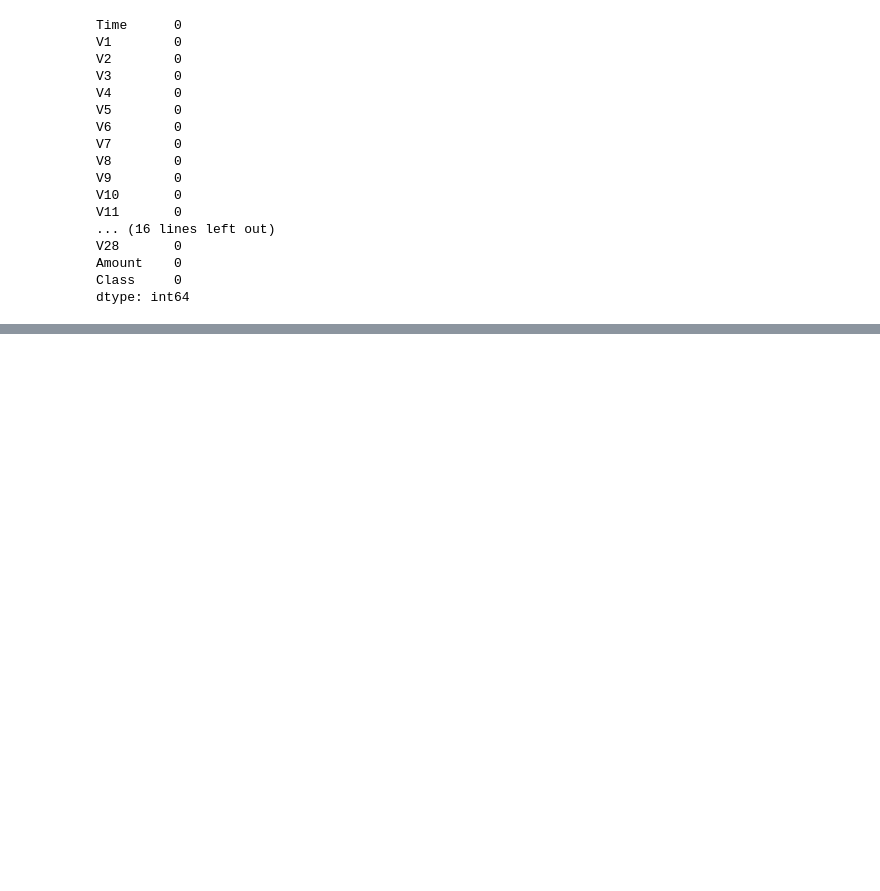
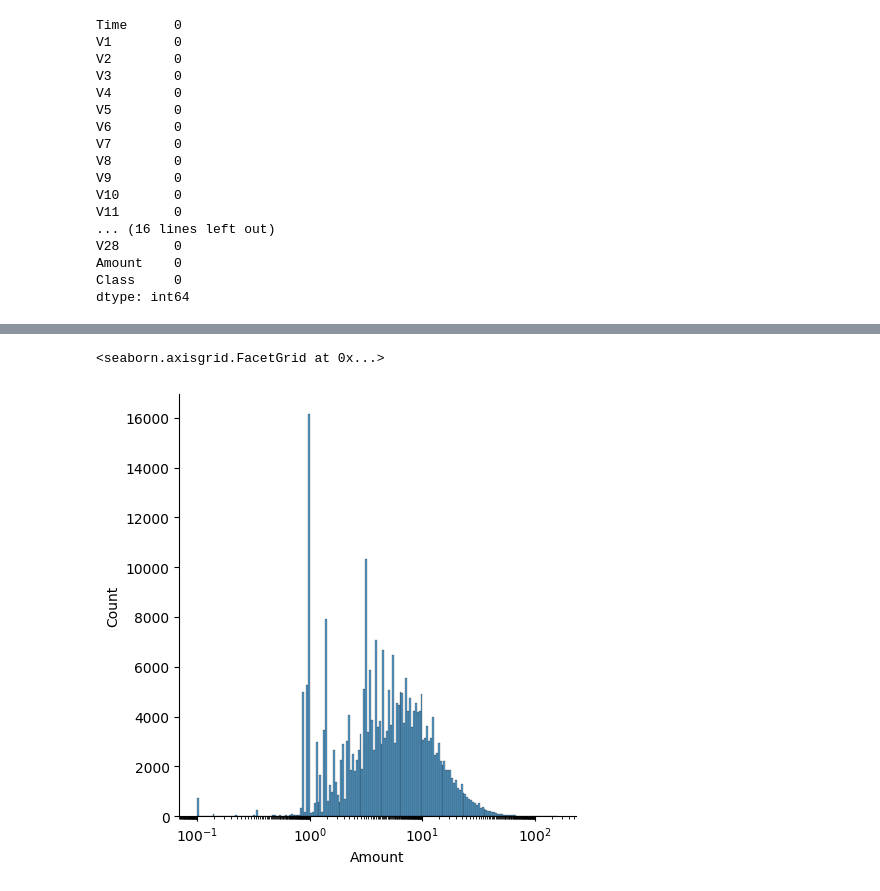
Before and after one commit to BhavyaT-135/Python-ML-Bootcamp, a Jupyter notebook: 03_credit_card_dataset_analysis/credit_card_dataset.ipynb, the cells around one changed output, grey strips where cells are left out. Saved outputs shown, nothing was run; the diff lists cells and outputs as text; code cells hidden in the pictures; blank space fills up the shorter version.

```diff
--- a/03_credit_card_dataset_analysis/credit_card_dataset.ipynb
+++ b/03_credit_card_dataset_analysis/credit_card_dataset.ipynb
@@ -81,0 +117,5 @@ dtype: int64
+# %%
+sns.displot(df['Amount'], log_scale=100)
+# %% [output]
+<seaborn.axisgrid.FacetGrid at 0x...>
+[figure, added]
```
Also changed, not shown: parts of 4 cells of this notebook.
